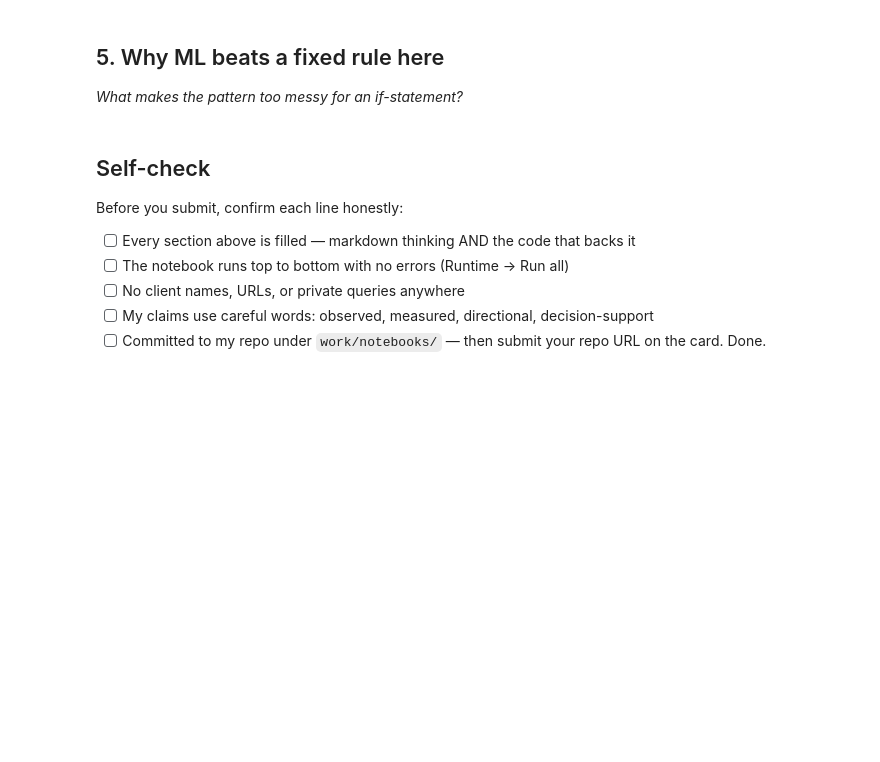
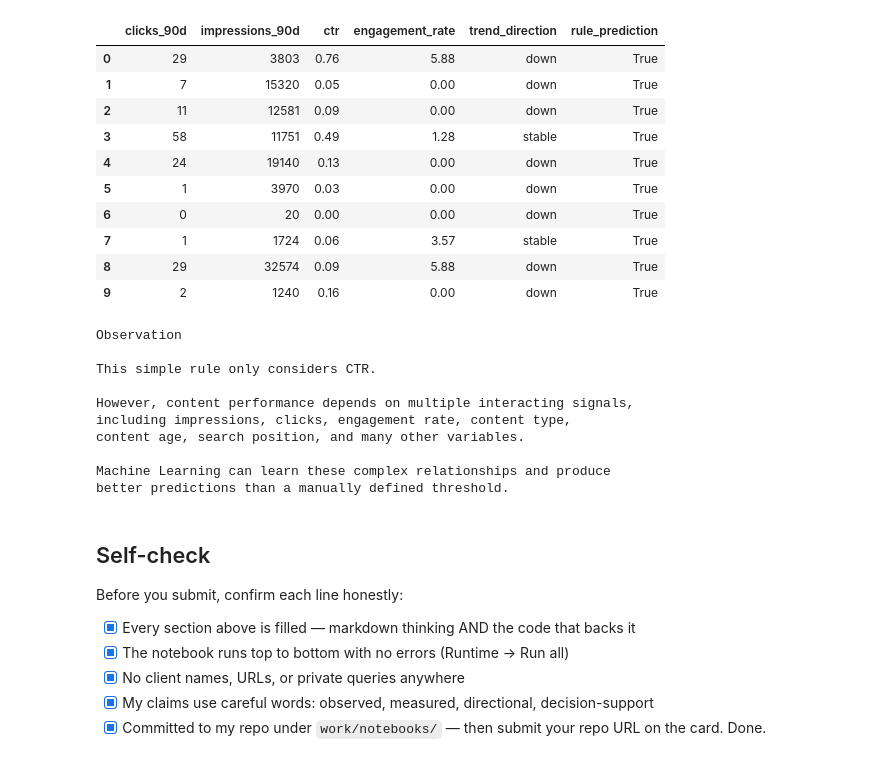
Before and after one commit to Epinnn14/Flyrank-ML-Intern, a Jupyter notebook: work/notebooks/w02_ml_task_framing.ipynb, the cells around one changed output. Saved outputs shown, nothing was run; the diff lists cells and outputs as text; code cells hidden in the pictures; blank space fills up the shorter version.

```diff
--- a/work/notebooks/w02_ml_task_framing.ipynb
+++ b/work/notebooks/w02_ml_task_framing.ipynb
@@ -12,0 +36,12 @@ This skeleton is yours to fill. Work the sections **in order** — each one has
+# %%
+import pandas as pd
+import numpy as np
+
+df = pd.read_csv("data/raw/content_refresh_anonymized.csv")
+
+print("Dataset loaded successfully!")
+
+print(f"Rows    : {df.shape[0]:,}")
+print(f"Columns : {df.shape[1]}")
+
+df.head()
@@ -34,7 +291,53 @@ This skeleton is yours to fill. Work the sections **in order** — each one has
 # %%
 # This cell is for CODE (numbers, a query, a check).
 # Write your text answer in the cell ABOVE this one — typing sentences here breaks Run All.
+
+comparison = df[
+    [
+        "clicks_90d",
+        "impressions_90d",
+        "ctr",
+        "engagement_rate",
+        "trend_direction",
+    ]
+].copy()
+
+# Simple rule:
+comparison["rule_prediction"] = comparison["ctr"] < 1
+
+display(comparison.head(10))
+
+print("""
+Observation
+
+This simple rule only considers CTR.
+
+However, content performance depends on multiple interacting signals,
+including impressions, clicks, engagement rate, content type,
+content age, search position, and many other variables.
+
+Machine Learning can learn these complex relationships and produce
+better predictions than a manually defined threshold.
+""")
+# %% [output]
+|  | clicks_90d | impressions_90d | ctr | engagement_rate | trend_direction | rule_prediction |
+| 0 | 29 | 3803 | 0.76 | 5.88 | down | True |
+| 1 | 7 | 15320 | 0.05 | 0.00 | down | True |
+| 2 | 11 | 12581 | 0.09 | 0.00 | down | True |
+| 3 | 58 | 11751 | 0.49 | 1.28 | stable | True |
+| 4 | 24 | 19140 | 0.13 | 0.00 | down | True |
+| 5 | 1 | 3970 | 0.03 | 0.00 | down | True |
+| 6 | 0 | 20 | 0.00 | 0.00 | down | True |
+| 7 | 1 | 1724 | 0.06 | 3.57 | stable | True |
+| 8 | 29 | 32574 | 0.09 | 5.88 | down | True |
+| 9 | 2 | 1240 | 0.16 | 0.00 | down | True |
+Observation
+
+This simple rule only considers CTR.
+
+However, content performance depends on multiple interacting signals,
+including impressions, clicks, engagement rate, content type,
+content age, search position, and many other variables.
+
+Machine Learning can learn these complex relationships and produce
+better predictions than a manually defined threshold.
-# %% [markdown]
-## 5. Why ML beats a fixed rule here
-
-*What makes the pattern too messy for an if-statement?*
@@ -46,8 +346,8 @@ This skeleton is yours to fill. Work the sections **in order** — each one has
 
 Before you submit, confirm each line honestly:
 
-- [ ] Every section above is filled — markdown thinking AND the code that backs it
-- [ ] The notebook runs top to bottom with no errors (Runtime → Run all)
-- [ ] No client names, URLs, or private queries anywhere
-- [ ] My claims use careful words: observed, measured, directional, decision-support
-- [ ] Committed to my repo under `work/notebooks/` — then submit your repo URL on the card. Done.
+- [x] Every section above is filled — markdown thinking AND the code that backs it
+- [x] The notebook runs top to bottom with no errors (Runtime → Run all)
+- [x] No client names, URLs, or private queries anywhere
+- [x] My claims use careful words: observed, measured, directional, decision-support
+- [x] Committed to my repo under `work/notebooks/` — then submit your repo URL on the card. Done.
```
Also changed, not shown: parts of 18 cells of this notebook.
